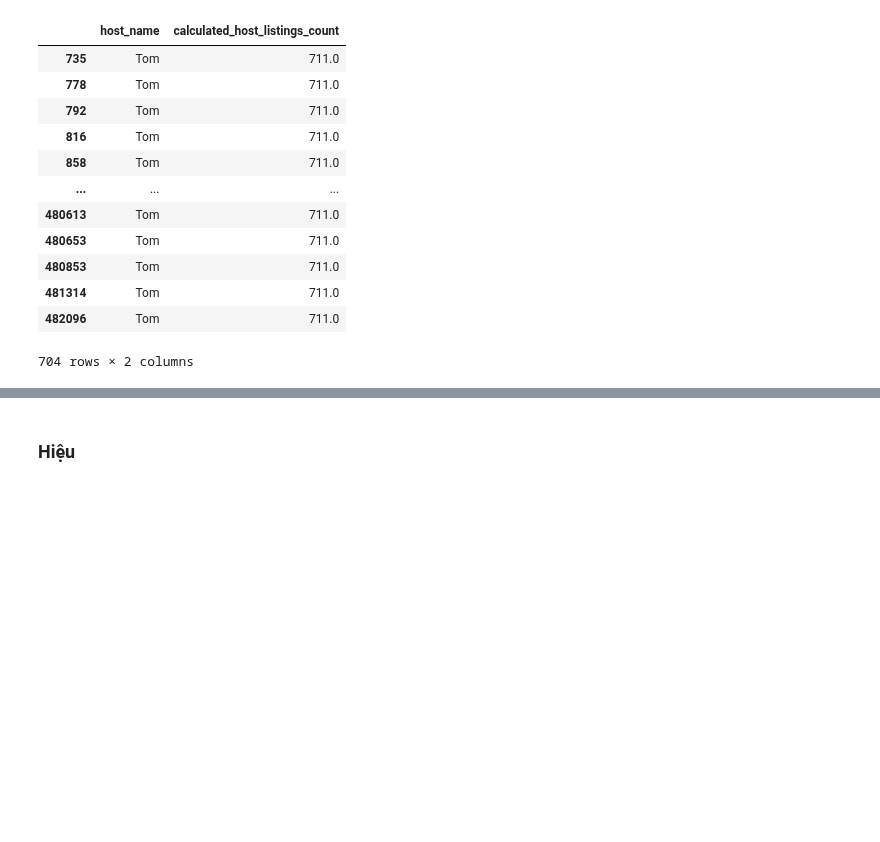
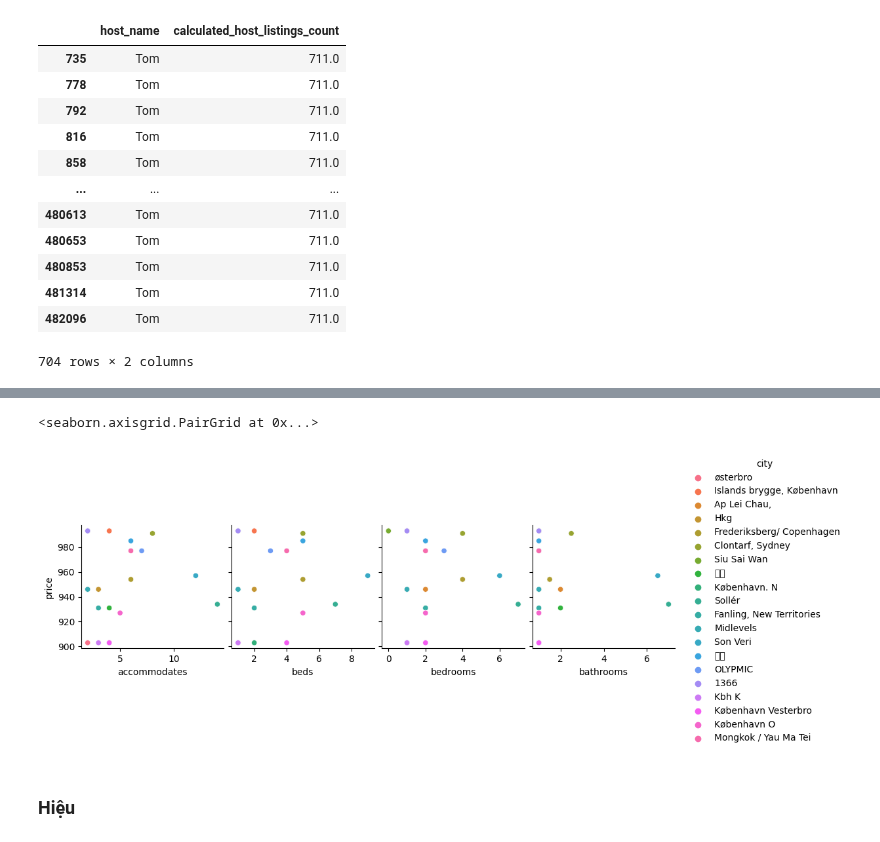
Before and after one commit to 19127592/PTDLUD, a Jupyter notebook: Project.ipynb, the cells around one changed output, grey strips where cells are left out. Cells and saved outputs as stored; diff of their text form; code cells hidden in the pictures; blank space fills up the shorter version.

```diff
--- a/Project.ipynb
+++ b/Project.ipynb
@@ -203,3 +254,8 @@ Câu hỏi:
+# %%
+sns.pairplot(df_city, x_vars=['accommodates','beds', 'bedrooms', 'bathrooms'], y_vars='price', hue='city')
+# %% [output]
+<seaborn.axisgrid.PairGrid at 0x...>
+[figure, added]
 # %% [markdown]
 ### Hiệu
 # %%
```
Also changed, not shown: parts of 4 cells of this notebook.
